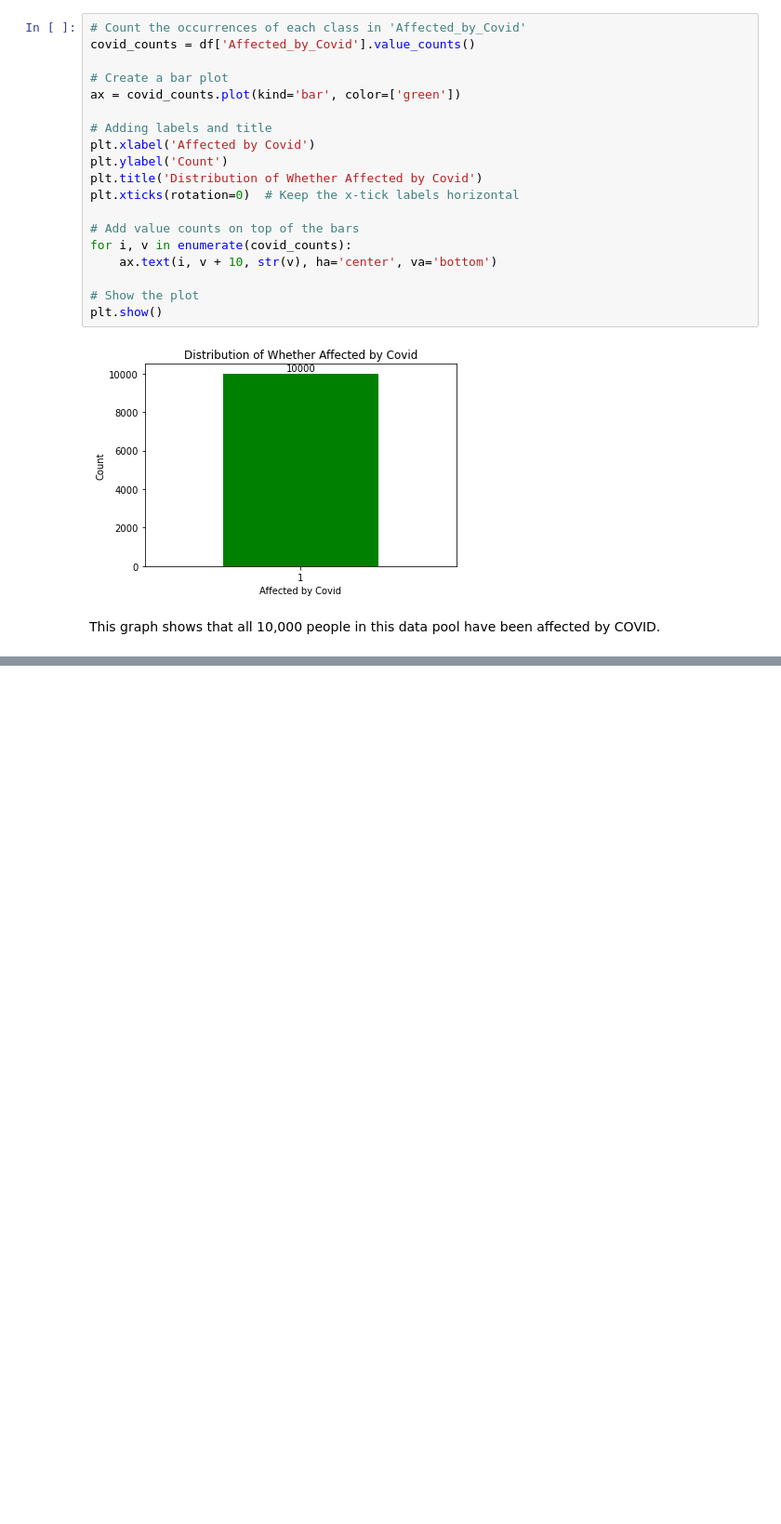
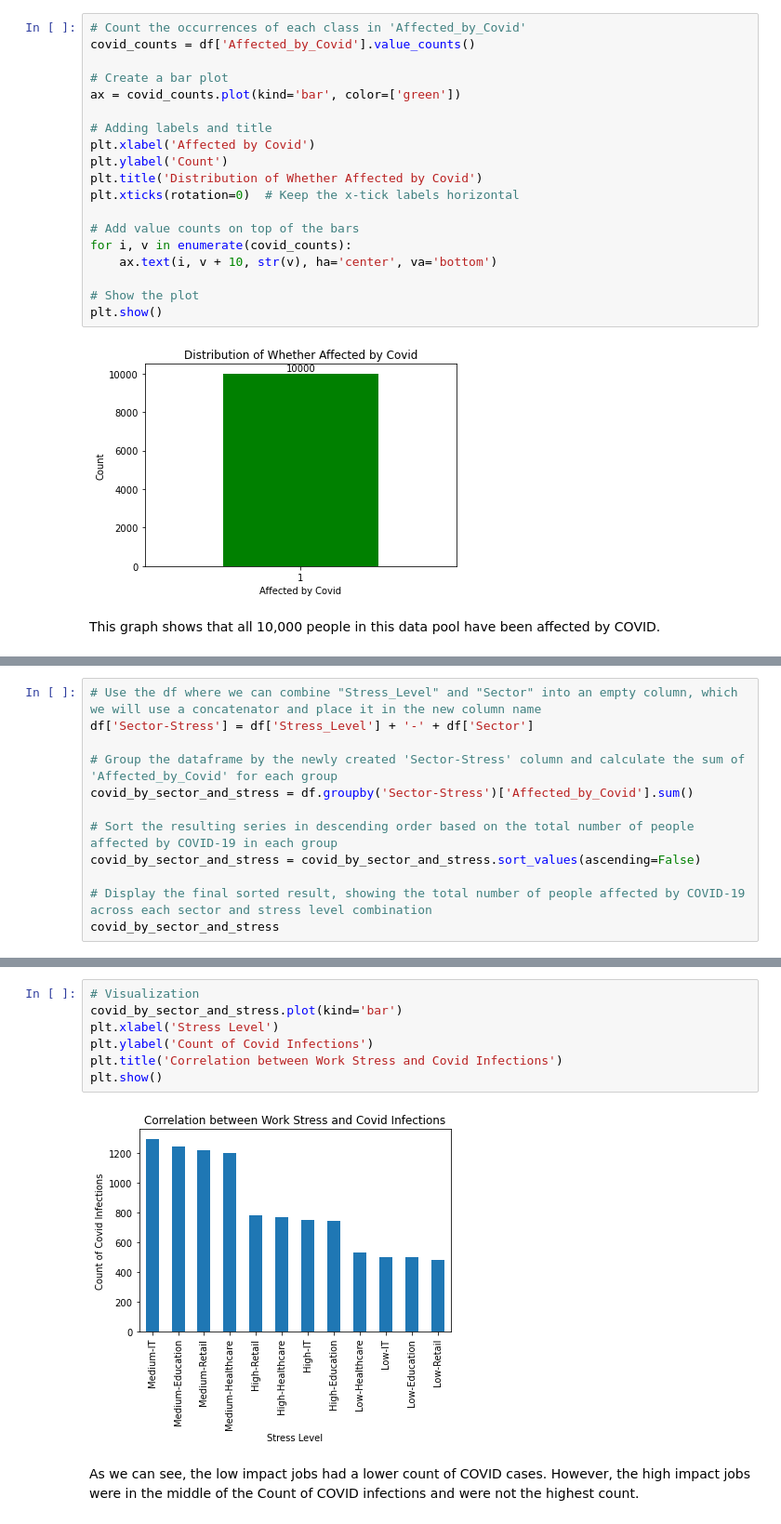
Before and after one commit to aliciahlavac/CovidStudy, a Jupyter notebook: Covid.ipynb, the cells around one changed output, grey strips where cells are left out. Shown at 93% size. Saved outputs shown, nothing was run; the diff lists cells and outputs as text; blank space fills up the shorter version.

```diff
--- a/Covid.ipynb
+++ b/Covid.ipynb
@@ -156,0 +142,12 @@ It's important to note that the majority of workers did not have health issues d
+# %%
+# Use the df where we can combine "Stress_Level" and "Sector" into an empty column, which we will use a concatenator and place it in the new column name
+df['Sector-Stress'] = df['Stress_Level'] + '-' + df['Sector']
+
+# Group the dataframe by the newly created 'Sector-Stress' column and calculate the sum of 'Affected_by_Covid' for each group
+covid_by_sector_and_stress = df.groupby('Sector-Stress')['Affected_by_Covid'].sum()
+
+# Sort the resulting series in descending order based on the total number of people affected by COVID-19 in each group
+covid_by_sector_and_stress = covid_by_sector_and_stress.sort_values(ascending=False)
+
+# Display the final sorted result, showing the total number of people affected by COVID-19 across each sector and stress level combination
+covid_by_sector_and_stress
@@ -156,0 +169,11 @@ It's important to note that the majority of workers did not have health issues d
+# %%
+# Visualization
+covid_by_sector_and_stress.plot(kind='bar')
+plt.xlabel('Stress Level')
+plt.ylabel('Count of Covid Infections')
+plt.title('Correlation between Work Stress and Covid Infections')
+plt.show()
+# %% [output]
+[figure, added]
+# %% [markdown]
+As we can see, the low impact jobs had a lower count of COVID cases. However, the high impact jobs were in the middle of the Count of COVID infections and were not the highest count.
```
Also changed, not shown: parts of 5 cells of this notebook.
